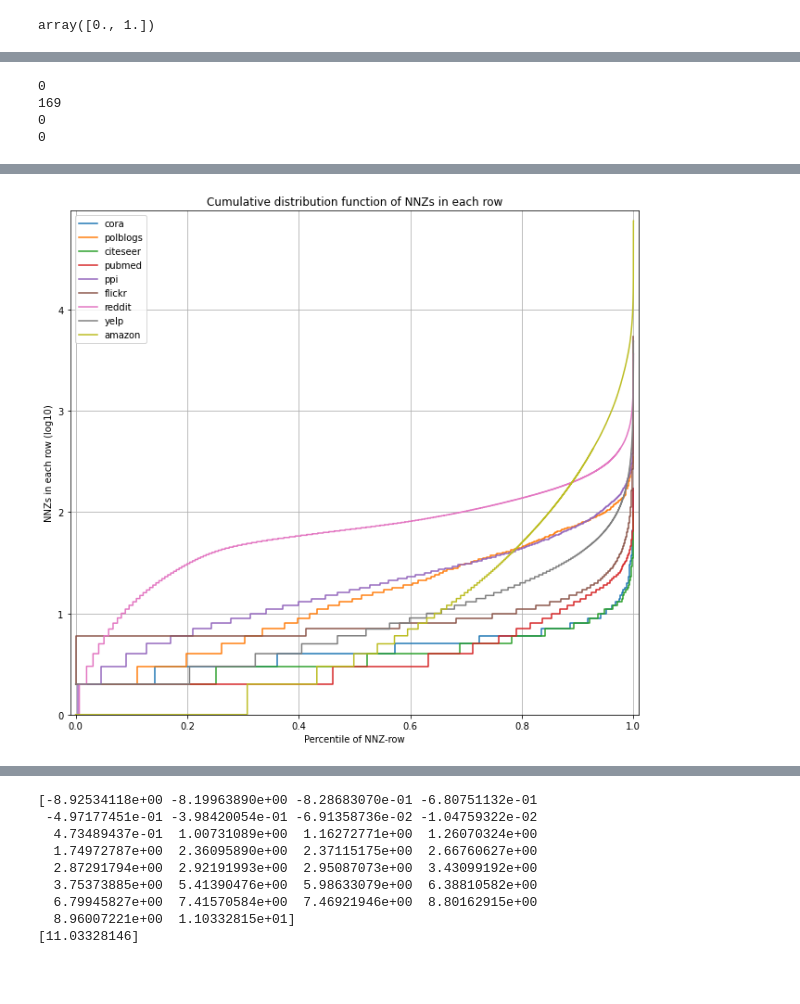
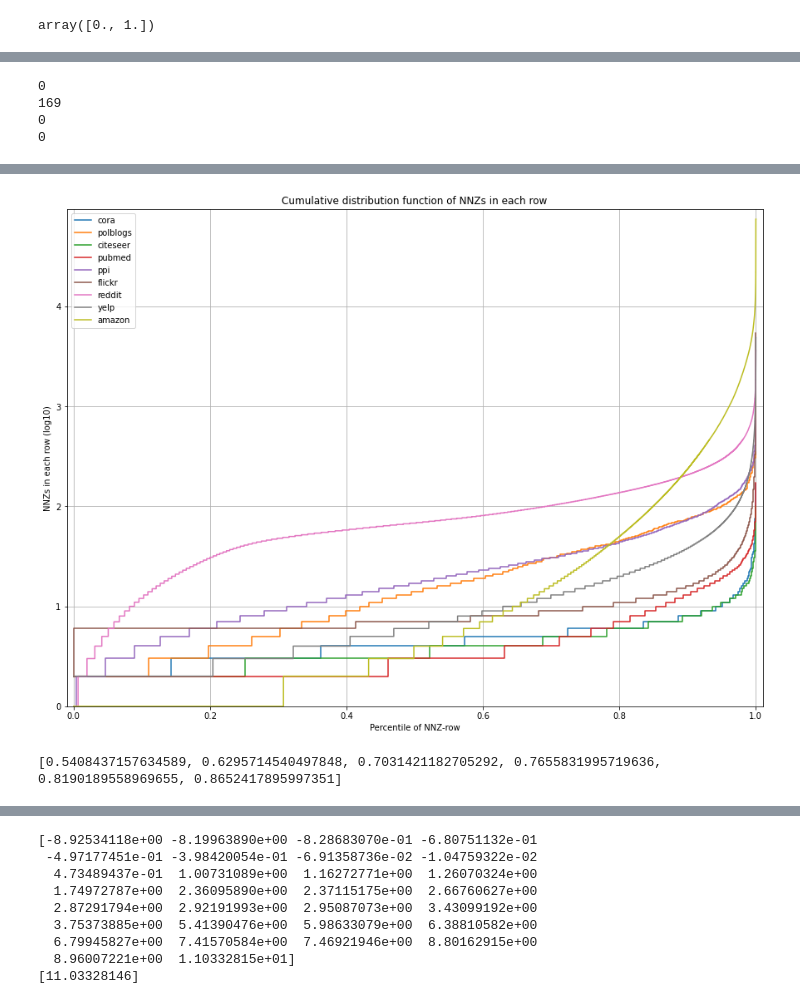
Before and after one commit to guohaoqiang/gcn, a Jupyter notebook: row_analysis/row_analysis.ipynb, the cells around one changed output, grey strips where cells are left out. Drawn from its saved outputs; the diff is of its cells as text; code cells hidden in the pictures; blank space fills up the shorter version.

Commit message:
add row nnz percentile

```diff
--- a/row_analysis/row_analysis.ipynb
+++ b/row_analysis/row_analysis.ipynb
@@ -9,16 +9,3 @@ import glog as log
 np.log10([1,10])
 # %% [output]
 array([0., 1.])
-# %%
-data = np.random.random_integers(0,6,30)
-print(data)
-a = pd.Series(data);
-print(a)
-b = a.value_counts()
-print(b)
-y = []
-for i in list(b.index):
-    y.append(b[i])
-x = list(b.index)
-ind = np.lexsort((x,y))
-[(x[i],y[i]) for i in ind]
@@ -43,0 +12,5 @@ dtype: int64
+# %%
+a = np.array([1,0,1,2,3,4,-1,2])
+b = np.array([2,0,1,2,3,2,2])
+plt.boxplot([a,b],labels=['a','b'])
+plt.show()
@@ -128,6 +103,6 @@ I0325 13:55:08.467313 14086 <ipython-input-23-fa3520fef125>:10] 1569960
 # %%
 fig = plt.gcf()
-fig.set_size_inches(11,10)
+fig.set_size_inches(15,11)
 
 
 cora_mn, cora_mx, cora_x, cora_y = get_xy(cora)
@@ -146,7 +121,6 @@ yelp_mn, yelp_mx, yelp_x, yelp_y = get_xy(yelp)
 amazon_mn, amazon_mx, amazon_x, amazon_y = get_xy(amazon)
 mn = min([cora_mn,polblogs_mn,citeseer_mn,pubmed_mn,ppi_mn,flickr_mn,reddit_mn,yelp_mn,amazon_mn])
 mx = max([cora_mx,polblogs_mx,citeseer_mx,pubmed_mx,ppi_mx,flickr_mx,reddit_mx,yelp_mx,amazon_mx])
-
 
 plt.step(cora_y, np.log10(cora_x), label='cora')
 log.info(cora_mn)
@@ -224 +198,18 @@ I0325 14:08:35.244226 14086 <ipython-input-37-b0bbbd96c211>:57] []
-[figure, old version]
+[figure, new version]
+# %%
+def get_percentile(r):
+    ans = []
+    idx = np.array(r)
+    ans.append(len(idx[idx<=4])/(len(r)))
+    ans.append(len(idx[idx<=8])/(len(r)))
+    ans.append(len(idx[idx<=16])/(len(r)))
+    ans.append(len(idx[idx<=32])/(len(r)))
+    ans.append(len(idx[idx<=64])/(len(r)))
+    ans.append(len(idx[idx<=128])/(len(r)))
+    return ans
+#a = np.array([1,2,3,4,4,5,2])
+#len(a[a>=0])/len(a)
+
+print(get_percentile(amazon))
+# %% [output]
+[0.5408437157634589, 0.6295714540497848, 0.7031421182705292, 0.7655831995719636, 0.8190189558969655, 0.8652417895997351]
```
Also changed, not shown: parts of 7 cells of this notebook.
